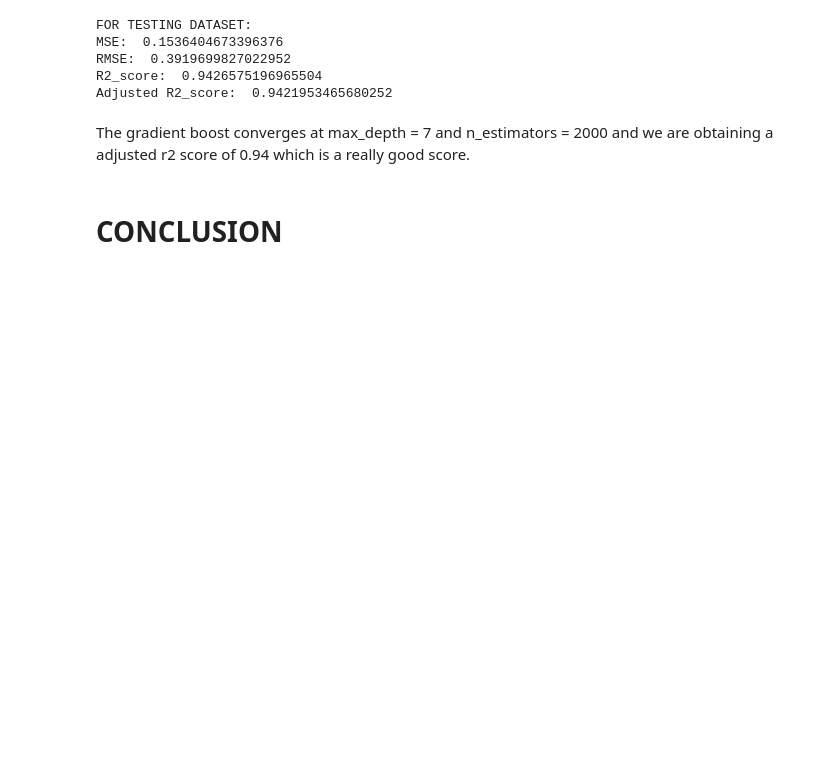
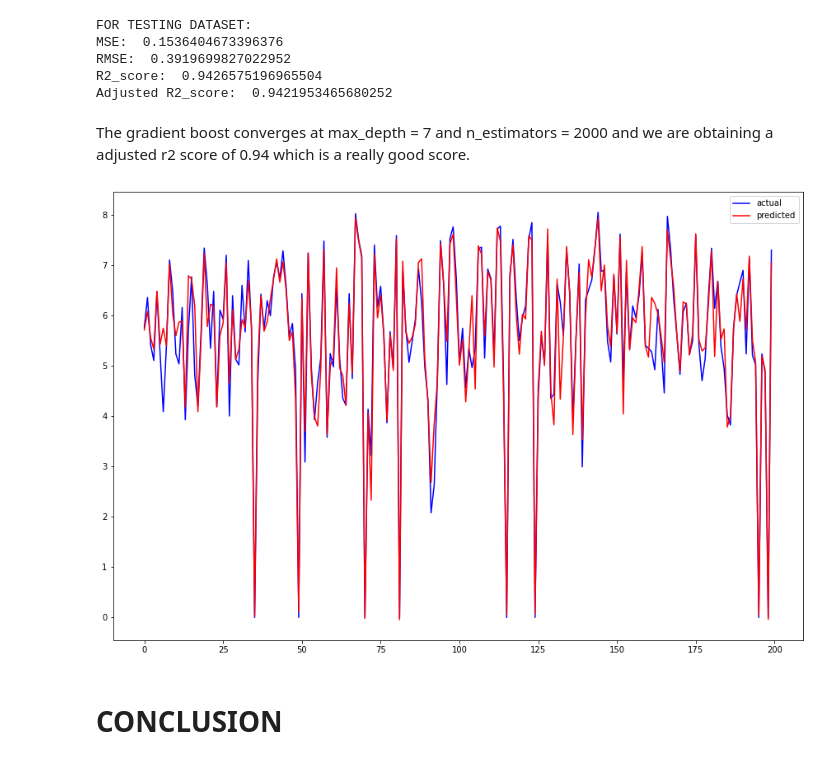
Before and after one commit to jatinsharma16/Capstone-Project-Linear-Regression, a Jupyter notebook: Bike_Sharing_Demand_Prediction_Capstone_Project.ipynb, the cells around one changed output. Saved outputs shown, nothing was run; the diff lists cells and outputs as text; code cells hidden in the pictures; blank space fills up the shorter version.

```diff
--- a/Bike_Sharing_Demand_Prediction_Capstone_Project.ipynb
+++ b/Bike_Sharing_Demand_Prediction_Capstone_Project.ipynb
@@ -934,7 +934,0 @@ print(grid_rf_reg.best_params_)
-# %%
-parameters = {'n_estimators' : [550,600,650,700,750],
-              'max_depth' : [27,29,31,33]}
-rfreg = RandomForestRegressor(random_state = 0)
-grid_rf_reg = GridSearchCV(rfreg, parameters, cv=5)
-
-grid_rf_reg.fit(x_rf_train, y_rf_train)
@@ -1025,6 +1021,15 @@ R2_score:  0.9426575196965504
 Adjusted R2_score:  0.9421953465680252
 # %% [markdown]
 The gradient boost converges at max_depth = 7 and n_estimators = 2000 and we are obtaining a adjusted r2 score of 0.94 which is a really good score.
+# %%
+#@title Plotting first 200 predictions
+plt.figure(figsize = (15,10))
+plt.plot(np.array(y_test)[:200], color='b', label = 'actual')
+plt.plot(y_pred_gb[:200], color='r', label = 'predicted')
+plt.legend()
+plt.show()
+# %% [output]
+[figure, added]
 # %% [markdown]
 <h1> CONCLUSION
 # %% [markdown]
```
Also changed, not shown: parts of 11 cells of this notebook.
